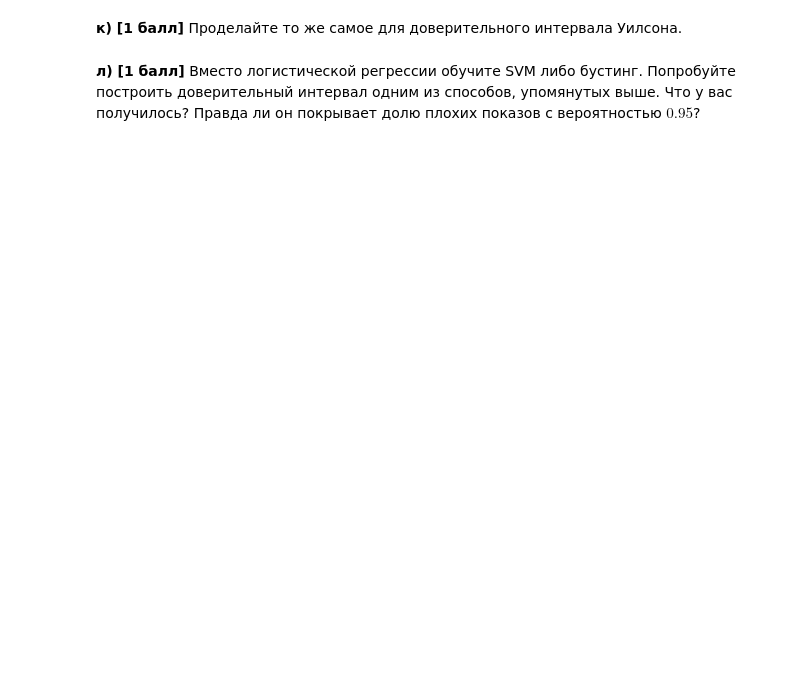
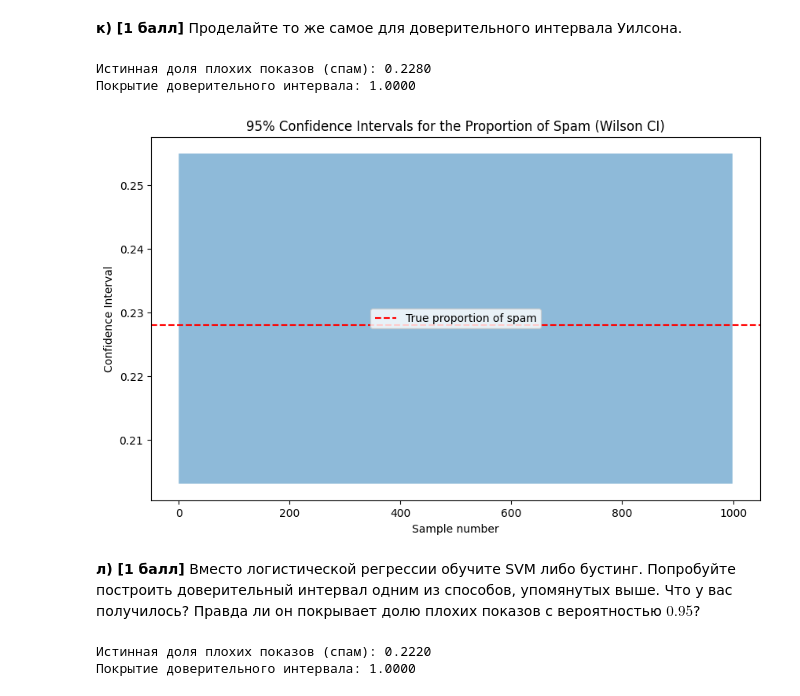
Before and after one commit to xanderkov/HSE-Math-Stat, a Jupyter notebook: hw-04/hw03:04-KovelAlexander.ipynb, the cells around one changed output. Cells and saved outputs as stored; diff of their text form; code cells hidden in the pictures; blank space fills up the shorter version.

```diff
--- a/hw-04/hw03:04-KovelAlexander.ipynb
+++ b/hw-04/hw03:04-KovelAlexander.ipynb
@@ -482,8 +630,49 @@ __и) [1 балл]__ Сделайте $1000$ выборок без повтор
 # %% [markdown]
 __к) [1 балл]__ Проделайте то же самое для доверительного интервала Уилсона.
 # %%
-### ╰( ͡° ͜ʖ ͡° )つ▬▬ι═══════  bzzzzzzzzzz
-# will the code be with you
+confidence_intervals = []
+for _ in range(num_of_samples):
+    sample_indices = np.random.choice(np.arange(len(X)), size=sample_size, replace=False)
+    sample_y = y[sample_indices]
+
+    k = np.sum(sample_y)
+    n = len(sample_y)
+    p_hat = k / n
+
+    z = 1.96
+    denominator = 1 + (z**2 / n)
+
+    ci_lower = (p_hat + (z**2 / (2 * n)) - \
+                 z * np.sqrt((p_hat * (1 - p_hat) / n) + (z**2 / (4 * n**2)))) / denominator
+
+    ci_upper = (p_hat + (z**2 / (2 * n)) + \
+                 z * np.sqrt((p_hat * (1 - p_hat) / n) + (z**2 / (4 * n**2)))) / denominator
+
+    confidence_intervals.append((ci_lower, ci_upper))
+
+confidence_intervals = np.array(confidence_intervals)
+
+p_true = np.mean(y)
+
+coverage_count = sum(1 for ci in confidence_intervals if ci[0] <= p_true <= ci[1])
+coverage_probability = coverage_count / num_of_samples
+
+print(f'Истинная доля плохих показов (спам): {p_true:.4f}')
+print(f'Покрытие доверительного интервала: {coverage_probability:.4f}')
+# %% [output]
+Истинная доля плохих показов (спам): 0.2280
+Покрытие доверительного интервала: 1.0000
+# %%
+plt.figure(figsize=(10, 6))
+plt.fill_between(range(num_of_samples), confidence_intervals[:, 0], confidence_intervals[:, 1], alpha=0.5)
+plt.axhline(y=p_true, color='r', linestyle='--', label='True proportion of spam')
+plt.title('95% Confidence Intervals for the Proportion of Spam (Wilson CI)')
+plt.xlabel('Sample number')
+plt.ylabel('Confidence Interval')
+plt.legend()
+plt.show()
+# %% [output]
+[figure, added]
 # %% [markdown]
 __л) [1 балл]__ Вместо логистической регрессии обучите SVM либо бустинг. Попробуйте построить доверительный интервал одним из способов, упомянутых выше. Что у вас получилось? Правда ли он покрывает долю плохих показов с вероятностью $0.95$?
 # %%
@@ -491,0 +706,33 @@ __л) [1 балл]__ Вместо логистической регрессии
+# %%
+confidence_intervals = []
+for _ in range(num_of_samples):
+    sample_indices = np.random.choice(np.arange(len(X)), size=sample_size, replace=False)
+    sample_y = y[sample_indices]
+
+    k = np.sum(sample_y)
+    n = len(sample_y)
+    p_hat = k / n
+
+    z = 1.96
+    denominator = 1 + (z**2 / n)
+
+    ci_lower = (p_hat + (z**2 / (2 * n)) - \
+                 z * np.sqrt((p_hat * (1 - p_hat) / n) + (z**2 / (4 * n**2)))) / denominator
+
+    ci_upper = (p_hat + (z**2 / (2 * n)) + \
+                 z * np.sqrt((p_hat * (1 - p_hat) / n) + (z**2 / (4 * n**2)))) / denominator
+
+    confidence_intervals.append((ci_lower, ci_upper))
+
+confidence_intervals = np.array(confidence_intervals)
+
+p_true = np.mean(y)
+
+coverage_count = sum(1 for ci in confidence_intervals if ci[0] <= p_true <= ci[1])
+coverage_probability = coverage_count / num_of_samples
+
+print(f'Истинная доля плохих показов (спам): {p_true:.4f}')
+print(f'Покрытие доверительного интервала: {coverage_probability:.4f}')
+# %% [output]
+Истинная доля плохих показов (спам): 0.2220
+Покрытие доверительного интервала: 1.0000
```
Also changed, not shown: parts of 11 cells of this notebook.
